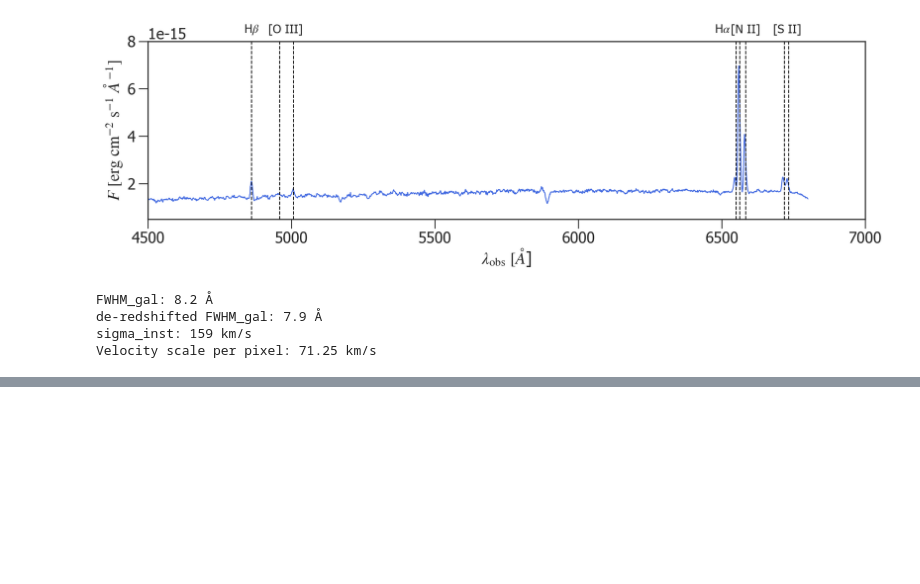
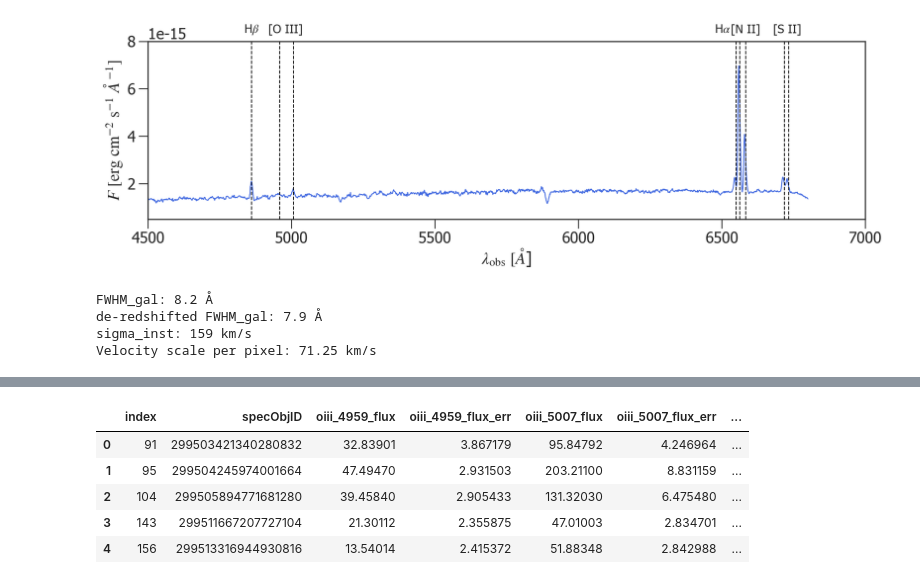
Before and after one commit to SunilSimha/ftsky_optical, a Jupyter notebook: spectroscopic_fits.ipynb, the cells around one changed output, grey strips where cells are left out. Drawn from its saved outputs; the diff is of its cells as text; code cells hidden in the pictures; blank space fills up the shorter version.

```diff
--- a/spectroscopic_fits.ipynb
+++ b/spectroscopic_fits.ipynb
@@ -508,0 +504,23 @@ Best-fitting redshift z = 0.036697 +/- 3.7e-05
+# %%
+# Reading in SDSS emission line fluxes
+bptdat = pd.read_csv("data/SDSS_BPT.csv")
+snr_thresh = 10
+mask1 = np.logical_and(bptdat["oiii_5007_flux"]/bptdat["oiii_5007_flux_err"]>snr_thresh,
+                      bptdat["h_beta_flux"]/bptdat["h_beta_flux_err"]>snr_thresh)
+mask2 = np.logical_and(bptdat["nii_6584_flux"]/bptdat["nii_6584_flux_err"]>snr_thresh,
+                      bptdat["h_alpha_flux"]/bptdat["h_alpha_flux_err"]>snr_thresh)
+mask3 = np.logical_and(bptdat["sii_6717_flux"]/bptdat["sii_6717_flux_err"]>snr_thresh,
+                      bptdat["sii_6731_flux"]/bptdat["sii_6731_flux_err"]>snr_thresh)
+mask4 = bptdat["oi_6300_flux"]/bptdat["oi_6300_flux_err"]>snr_thresh
+mask = np.logical_and(mask1, mask2); mask = np.logical_and(mask, mask3); mask = np.logical_and(mask, mask4)
+
+bptdat = bptdat[mask].reset_index()
+
+bptdat.head()
+# %% [output]
+|  | index | specObjID | oiii_4959_flux | oiii_4959_flux_err | oiii_5007_flux | oiii_5007_flux_err | ... |
+| 0 | 91 | 299503421340280832 | 32.83901 | 3.867179 | 95.84792 | 4.246964 | ... |
+| 1 | 95 | 299504245974001664 | 47.49470 | 2.931503 | 203.21100 | 8.831159 | ... |
+| 2 | 104 | 299505894771681280 | 39.45840 | 2.905433 | 131.32030 | 6.475480 | ... |
+| 3 | 143 | 299511667207727104 | 21.30112 | 2.355875 | 47.01003 | 2.834701 | ... |
+| 4 | 156 | 299513316944930816 | 13.54014 | 2.415372 | 51.88348 | 2.842988 | ... |
```
Also changed, not shown: parts of 19 cells of this notebook.
